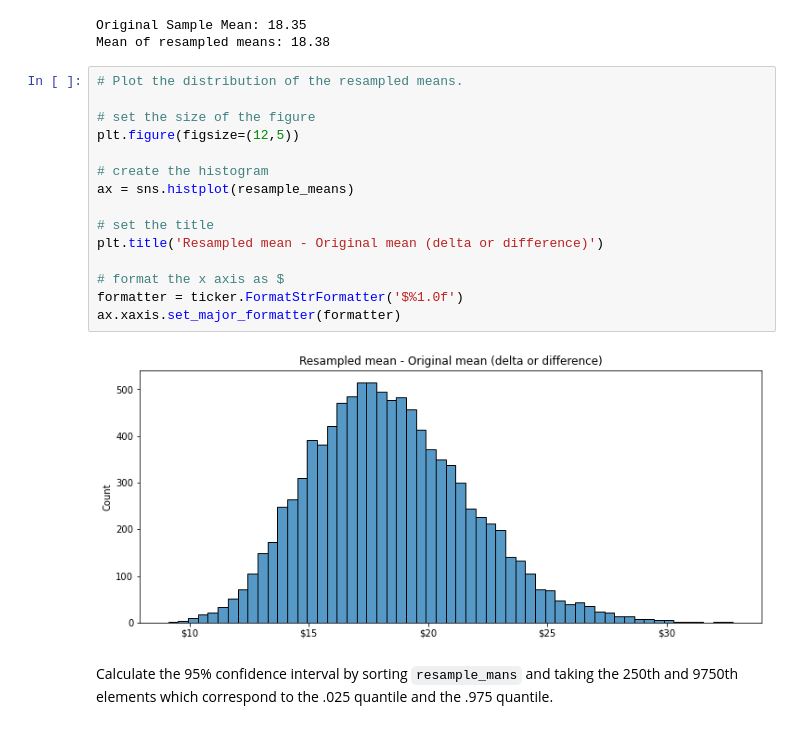
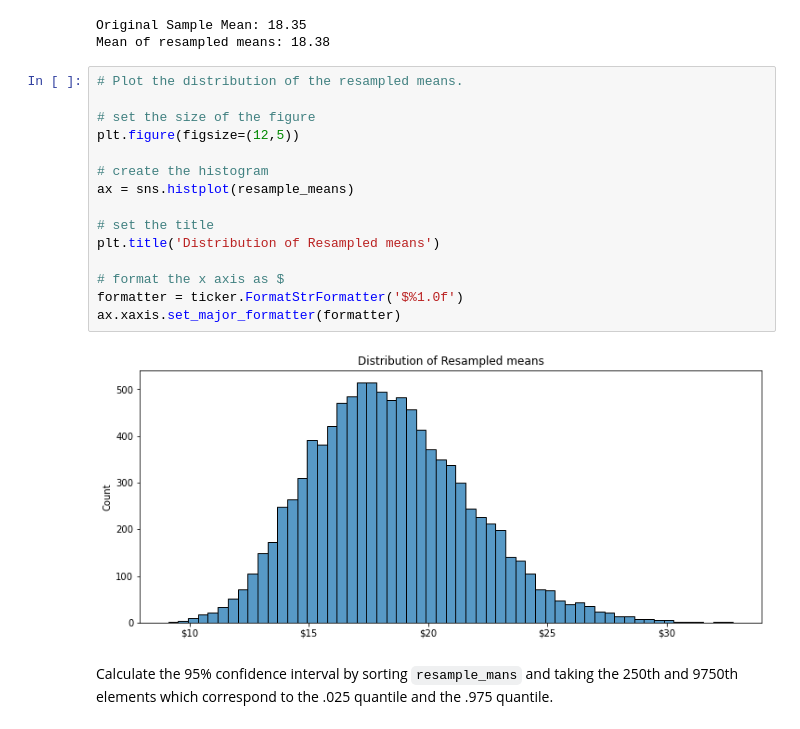
Before and after one commit to benbogart/blog-2-bootstrap, a Jupyter notebook: Projecting Donation Revenue.ipynb, the cells around one changed output. Drawn from its saved outputs; the diff is of its cells as text.

```diff
--- a/Projecting Donation Revenue.ipynb
+++ b/Projecting Donation Revenue.ipynb
@@ -151,20 +151,20 @@ Mean of resampled means: 18.38
 # %%
 # Plot the distribution of the resampled means.
 
 # set the size of the figure
 plt.figure(figsize=(12,5))
 
 # create the histogram
 ax = sns.histplot(resample_means)
 
 # set the title
-plt.title('Resampled mean - Original mean (delta or difference)')
+plt.title('Distribution of Resampled means')
 
 # format the x axis as $
 formatter = ticker.FormatStrFormatter('$%1.0f')
 ax.xaxis.set_major_formatter(formatter)
 # %% [output]
-[figure, old version]
+[figure, new version]
 # %% [markdown]
 Calculate the 95% confidence interval by sorting `resample_mans` and taking the 250th and 9750th elements which correspond to the .025 quantile and the .975 quantile.
 # %%
```
Also changed, not shown: parts of 1 cell of this notebook, 1 other file.
